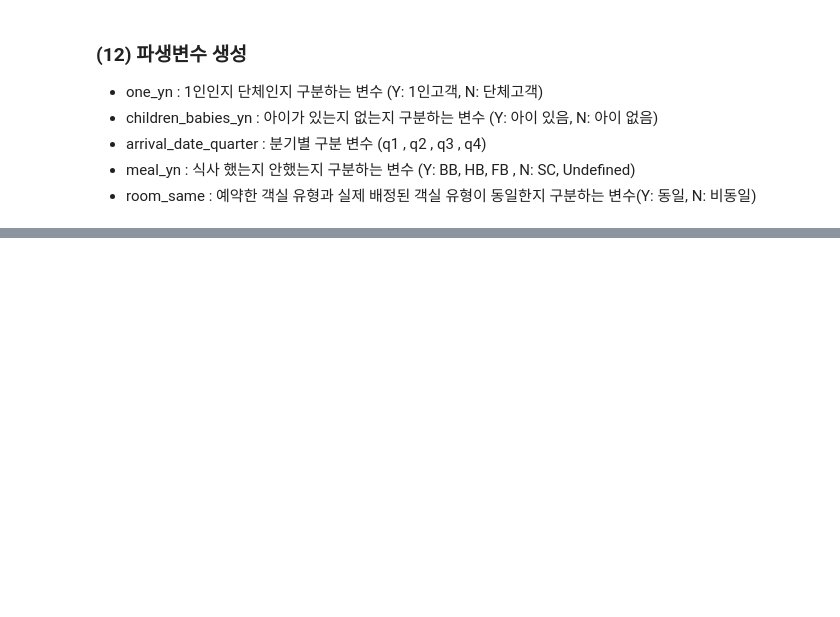
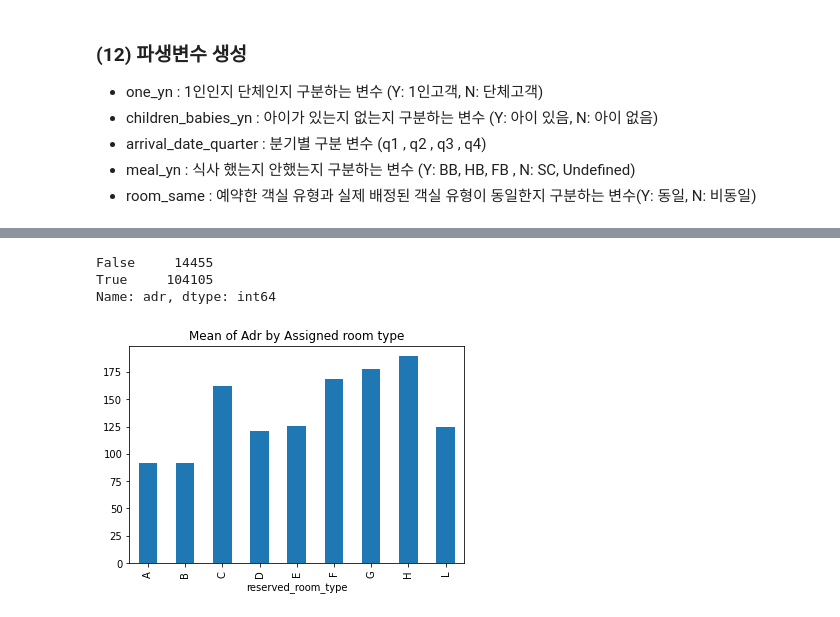
Before and after one commit to ohjiae/Hotel_canceled_booking_prediction, a Jupyter notebook: hotel_canceled_booking_prediction.ipynb, the cells around one changed output, grey strips where cells are left out. Saved outputs shown, nothing was run; the diff lists cells and outputs as text; code cells hidden in the pictures; blank space fills up the shorter version.

```diff
--- a/hotel_canceled_booking_prediction.ipynb
+++ b/hotel_canceled_booking_prediction.ipynb
@@ -279,7 +282,7 @@ hotel['stays_nights'] =  hotel['stays_in_weekend_nights'] + hotel['stays_in_week
 ### (7) stays_nights 가 0인 행 제거
 # %%
 # stays_nights 가 0인 행 제거
-hotel.drop(hotel.loc[(data['stays_nights']==0)].index, inplace=True)
+hotel.drop(hotel.loc[(hotel['stays_nights']==0)].index, inplace=True)
 # %% [markdown]
 ### (8) stays_in_weekend_nights 와 stays_in_week_nights 열 삭제
 # %%
@@ -340,0 +328,12 @@ Name: adr, dtype: float64
+# %%
+hotel[].groupby(hotel['reserved_room_type']==hotel['assigned_room_type'])['adr'].size()
+# %% [output]
+False     14455
+True     104105
+Name: adr, dtype: int64
+# %%
+hotel.groupby(['reserved_room_type'])['adr'].mean().plot.bar()
+plt.title('Mean of Adr by Assigned room type')
+plt.show()
+# %% [output]
+[figure, added]
```
Also changed, not shown: parts of 10 cells of this notebook.
